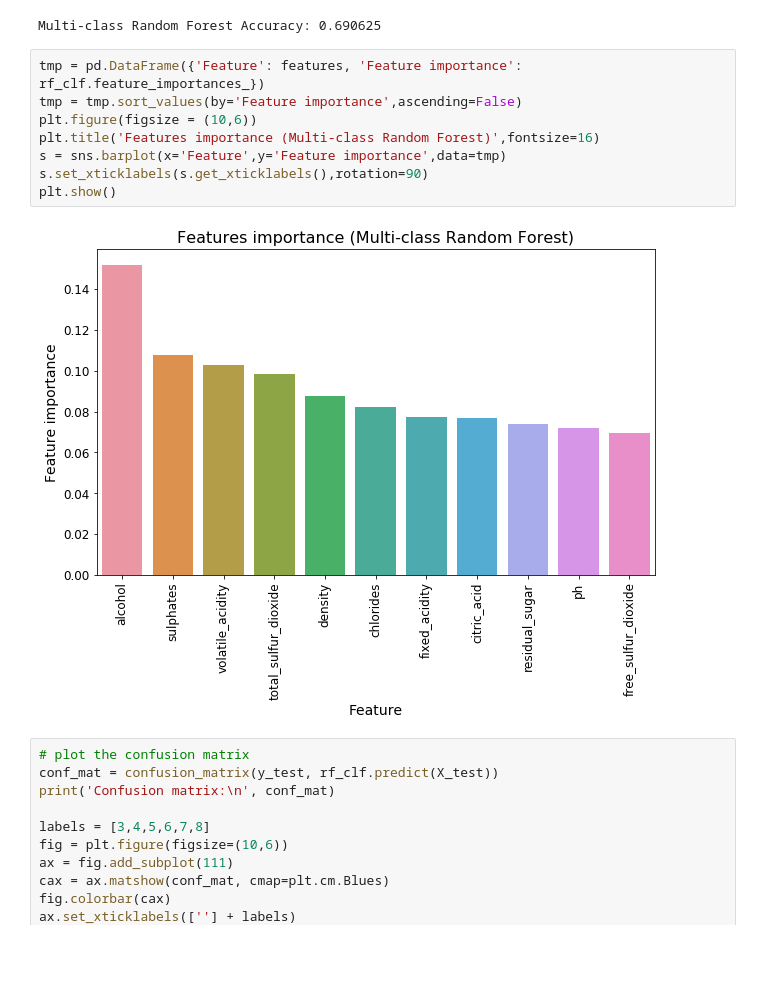
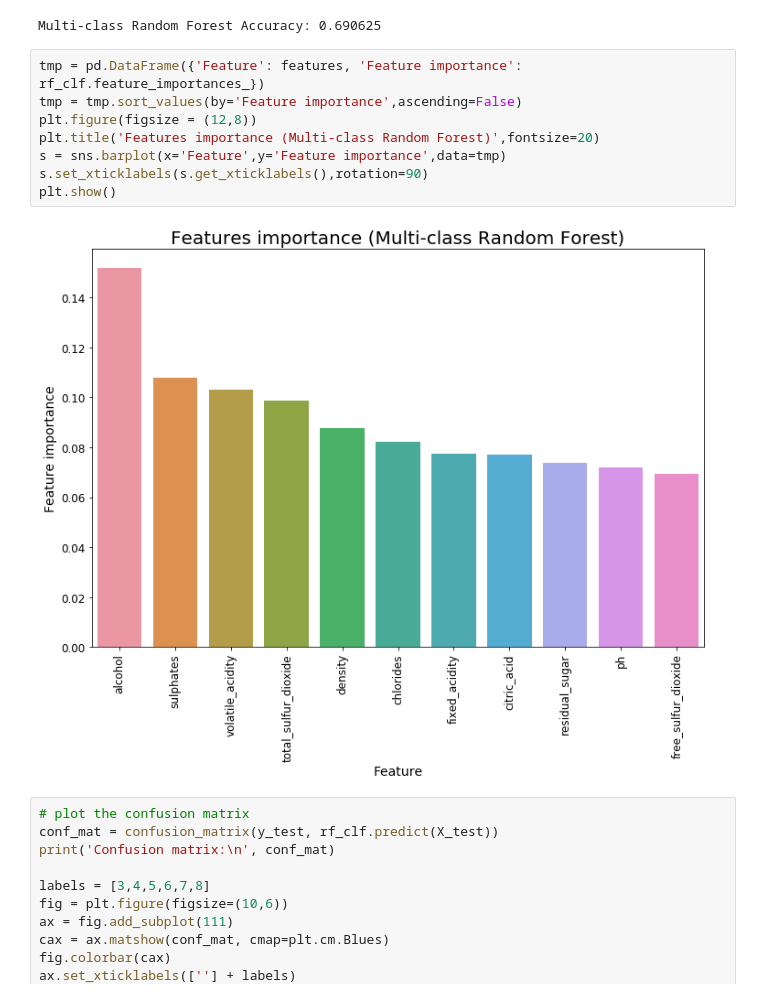
Before and after one commit to huangyuzhang/cookbook, a Jupyter notebook: wine/wine4.ipynb, the cells around one changed output. Saved outputs shown, nothing was run; the diff lists cells and outputs as text; blank space fills up the shorter version.

```diff
--- a/wine/wine4.ipynb
+++ b/wine/wine4.ipynb
@@ -438,13 +435,13 @@ Multi-class Random Forest Accuracy: 0.690625
 # %%
 tmp = pd.DataFrame({'Feature': features, 'Feature importance': rf_clf.feature_importances_})
 tmp = tmp.sort_values(by='Feature importance',ascending=False)
-plt.figure(figsize = (10,6))
-plt.title('Features importance (Multi-class Random Forest)',fontsize=16)
+plt.figure(figsize = (12,8))
+plt.title('Features importance (Multi-class Random Forest)',fontsize=20)
 s = sns.barplot(x='Feature',y='Feature importance',data=tmp)
 s.set_xticklabels(s.get_xticklabels(),rotation=90)
 plt.show()
 # %% [output]
-[figure, old version]
+[figure, new version]
 # %%
 # plot the confusion matrix
 conf_mat = confusion_matrix(y_test, rf_clf.predict(X_test))
```
Also changed, not shown: parts of 10 cells of this notebook.
